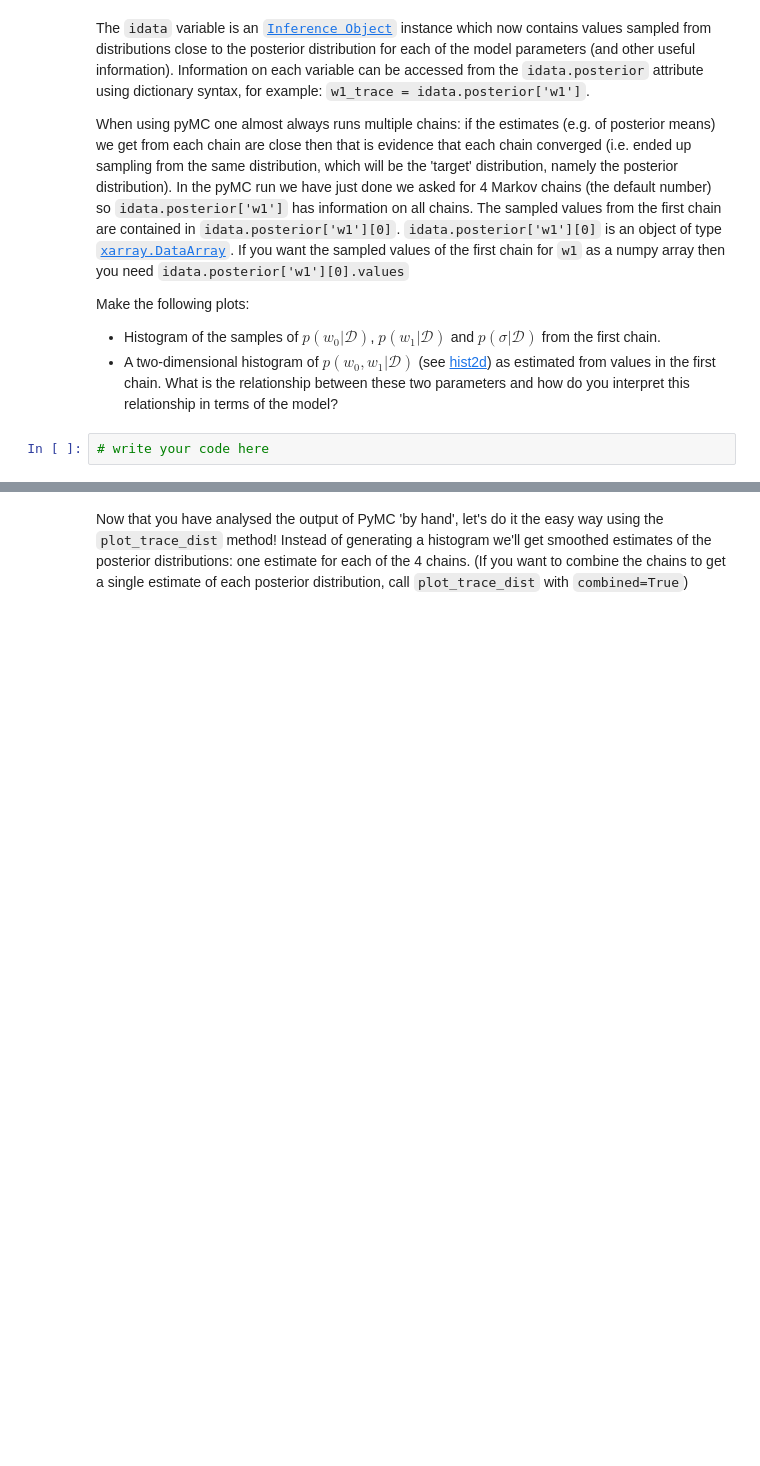
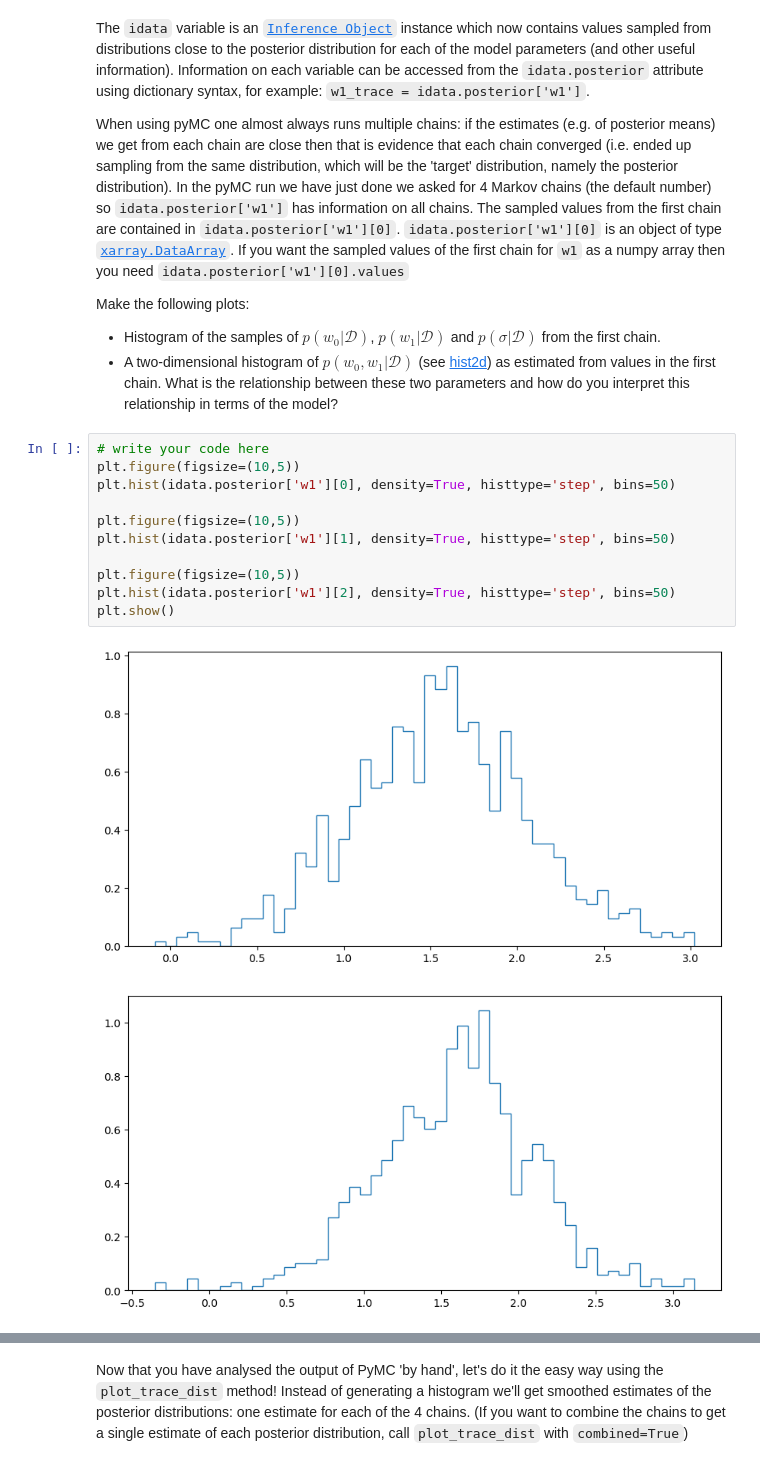
Before and after one commit to zhengjie2002/lab_sheets_public, a Jupyter notebook: lab4/lab4-Bayesian_Networks_MCMC_PyMC3.ipynb, the cells around one changed output, grey strips where cells are left out. Saved outputs shown, nothing was run; the diff lists cells and outputs as text; blank space fills up the shorter version.

```diff
--- a/lab4/lab4-Bayesian_Networks_MCMC_PyMC3.ipynb
+++ b/lab4/lab4-Bayesian_Networks_MCMC_PyMC3.ipynb
@@ -245,5 +277,17 @@ When using pyMC one almost always runs multiple chains: if the estimates (e.g. o
 Make the following plots:
 - Histogram of the samples of $p(w_0 \vert \mathcal{D})$, $p(w_1 \vert \mathcal{D})$ and $p(\sigma \vert \mathcal{D})$ from the first chain.
 - A two-dimensional histogram of $p(w_0, w_1 \vert \mathcal{D})$ (see [hist2d](https://matplotlib.org/3.1.1/api/_as_gen/matplotlib.pyplot.hist2d.html)) as estimated from values in the first chain. What is the relationship between these two parameters and how do you interpret this relationship in terms of the model?
-# %%
-# write your code here
+# %%
+# write your code here
+plt.figure(figsize=(10,5))
+plt.hist(idata.posterior['w1'][0], density=True, histtype='step', bins=50)
+
+plt.figure(figsize=(10,5))
+plt.hist(idata.posterior['w1'][1], density=True, histtype='step', bins=50)
+
+plt.figure(figsize=(10,5))
+plt.hist(idata.posterior['w1'][2], density=True, histtype='step', bins=50)
+plt.show()
+# %% [output]
+[figure, added]
+[figure, added]
```
Also changed, not shown: parts of 7 cells of this notebook, 1 other file.
